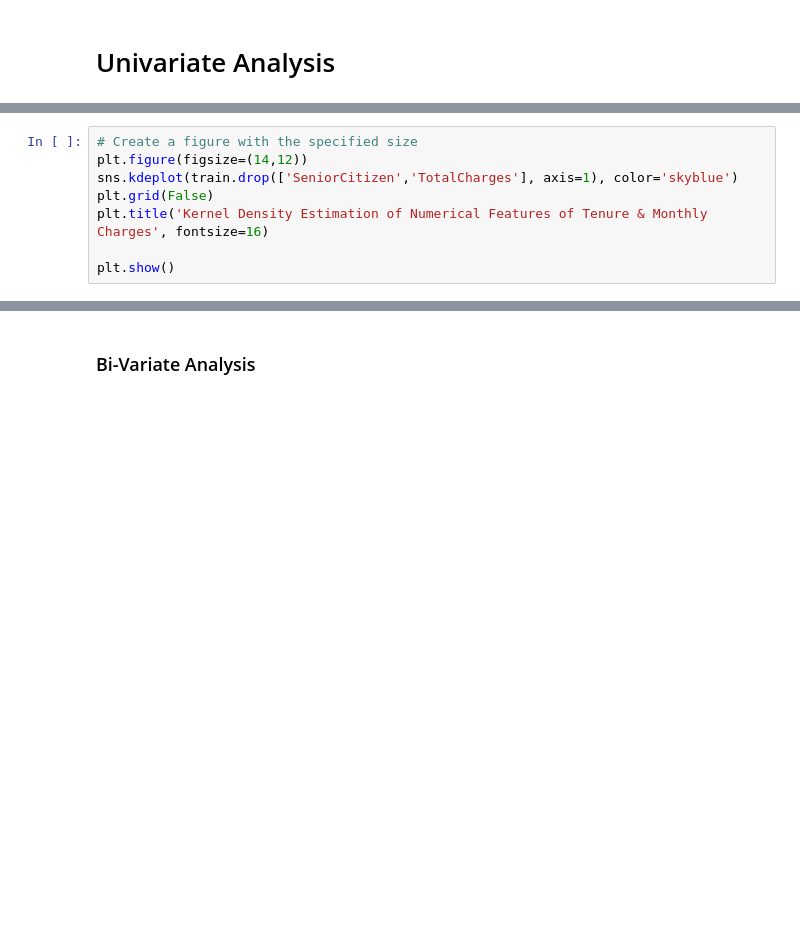
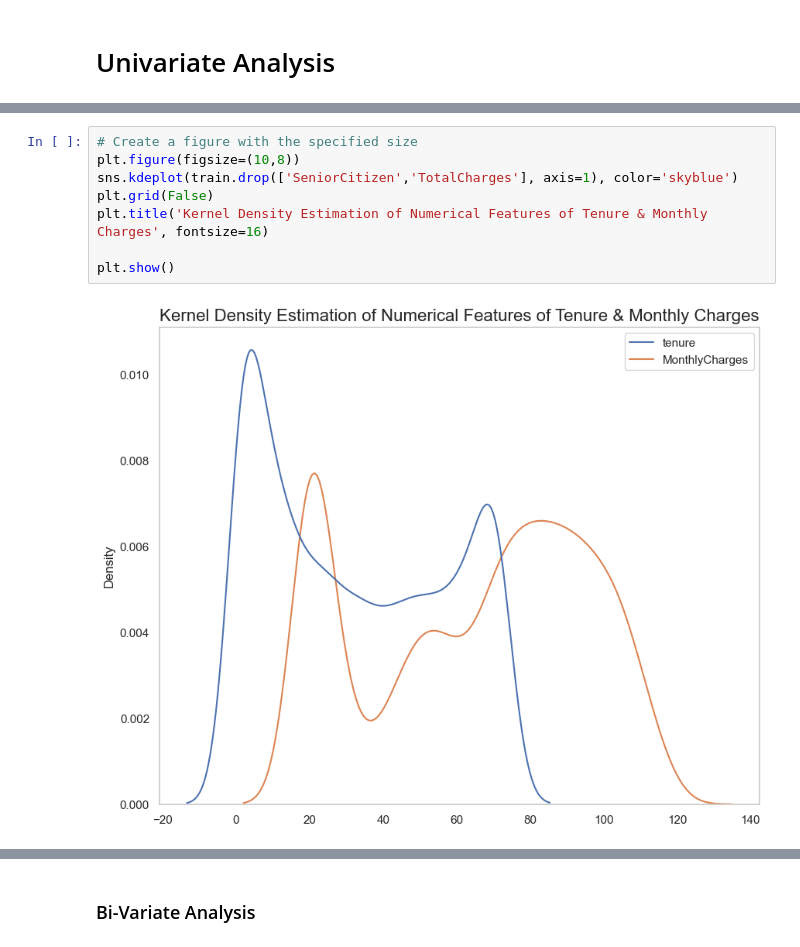
Before and after one commit to MayayaPatrick/Churn-rate-Prediction-Model, a Jupyter notebook: notebooks/main.ipynb, the cells around one changed output, grey strips where cells are left out. Cells and saved outputs as stored; diff of their text form; blank space fills up the shorter version.

```diff
--- a/notebooks/main.ipynb
+++ b/notebooks/main.ipynb
@@ -460,11 +460,13 @@ plt.show()
 # %%
 # Create a figure with the specified size
-plt.figure(figsize=(14,12))
+plt.figure(figsize=(10,8))
 sns.kdeplot(train.drop(['SeniorCitizen','TotalCharges'], axis=1), color='skyblue')
 plt.grid(False)
 plt.title('Kernel Density Estimation of Numerical Features of Tenure & Monthly Charges', fontsize=16)
 
 plt.show()
+# %% [output]
+[figure, added]
 # %%
 plt.figure(figsize=(14,10))
 sns.kdeplot(train['TotalCharges'])
```
Also changed, not shown: parts of 70 cells of this notebook, 1 other file.
